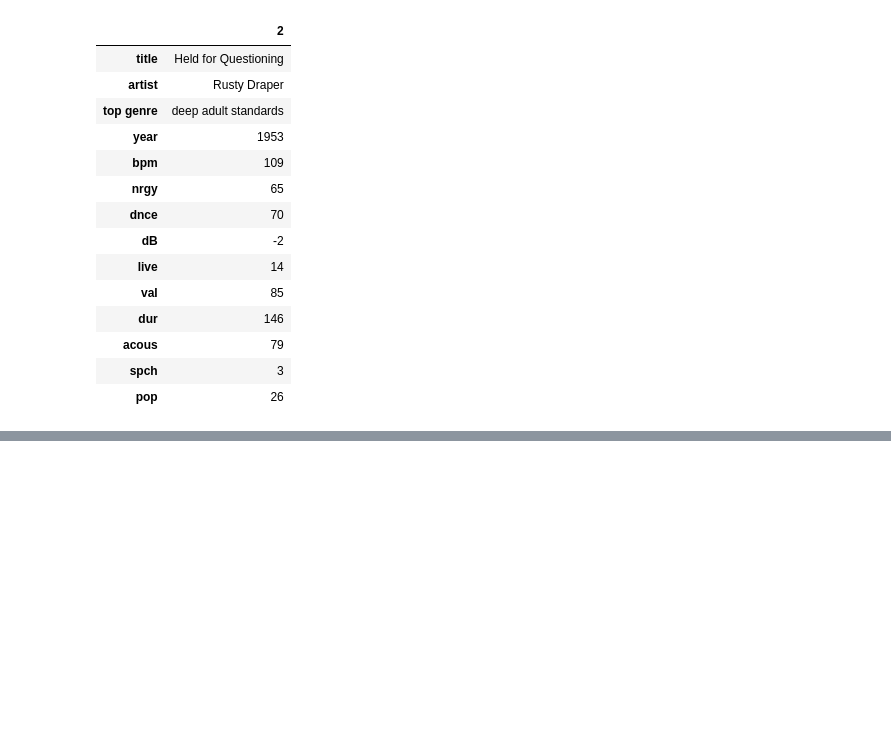
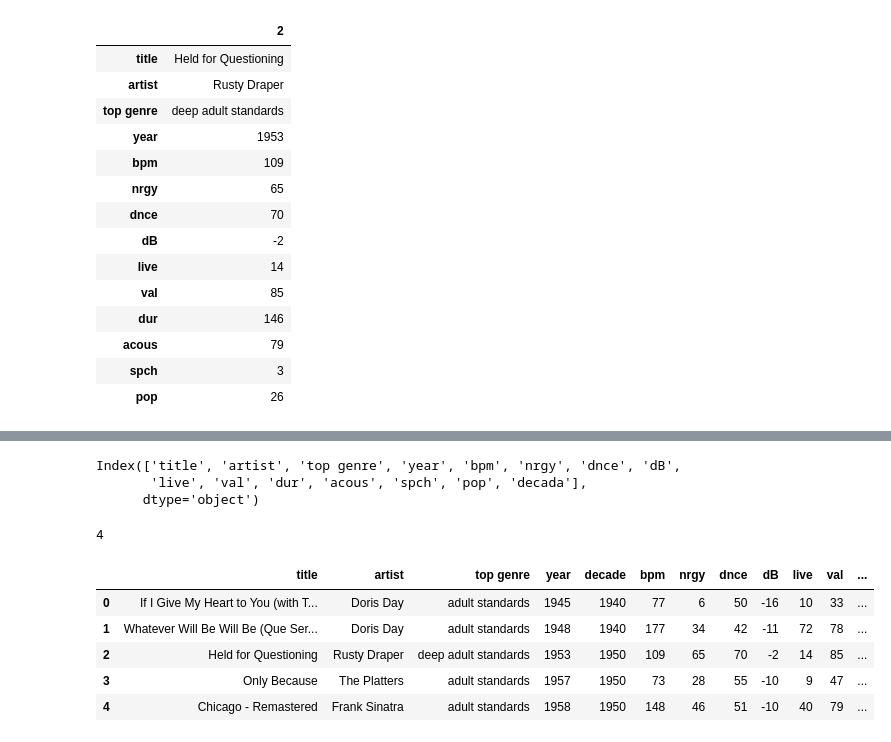
Before and after one commit to Angelbardon/curso-_analisis_angel_bardon, a Jupyter notebook: m4-pandas/spotify.ipynb, the cells around one changed output, grey strips where cells are left out. Saved outputs shown, nothing was run; the diff lists cells and outputs as text; code cells hidden in the pictures; blank space fills up the shorter version.

```diff
--- a/m4-pandas/spotify.ipynb
+++ b/m4-pandas/spotify.ipynb
@@ -271,0 +384,12 @@ pd.DataFrame(df.loc[df['pop'].idxmin()]) #se mete en un df para visualizarlo mej
+# %%
+# ver las columnas
+df.columns
+# %% [output]
+Index(['title', 'artist', 'top genre', 'year', 'bpm', 'nrgy', 'dnce', 'dB',
+       'live', 'val', 'dur', 'acous', 'spch', 'pop', 'decada'],
+      dtype='object')
+# %%
+position = df.columns.get_loc('year') + 1
+position
+# %% [output]
+4
@@ -271,0 +398,9 @@ pd.DataFrame(df.loc[df['pop'].idxmin()]) #se mete en un df para visualizarlo mej
+# %%
+df.head()
+# %% [output]
+|  | title | artist | top genre | year | decade | bpm | nrgy | dnce | dB | live | val | ... |
+| 0 | If I Give My Heart to You (with T... | Doris Day | adult standards | 1945 | 1940 | 77 | 6 | 50 | -16 | 10 | 33 | ... |
+| 1 | Whatever Will Be Will Be (Que Ser... | Doris Day | adult standards | 1948 | 1940 | 177 | 34 | 42 | -11 | 72 | 78 | ... |
+| 2 | Held for Questioning | Rusty Draper | deep adult standards | 1953 | 1950 | 109 | 65 | 70 | -2 | 14 | 85 | ... |
+| 3 | Only Because | The Platters | adult standards | 1957 | 1950 | 73 | 28 | 55 | -10 | 9 | 47 | ... |
+| 4 | Chicago - Remastered | Frank Sinatra | adult standards | 1958 | 1950 | 148 | 46 | 51 | -10 | 40 | 79 | ... |
```
Also changed, not shown: parts of 14 cells of this notebook.
